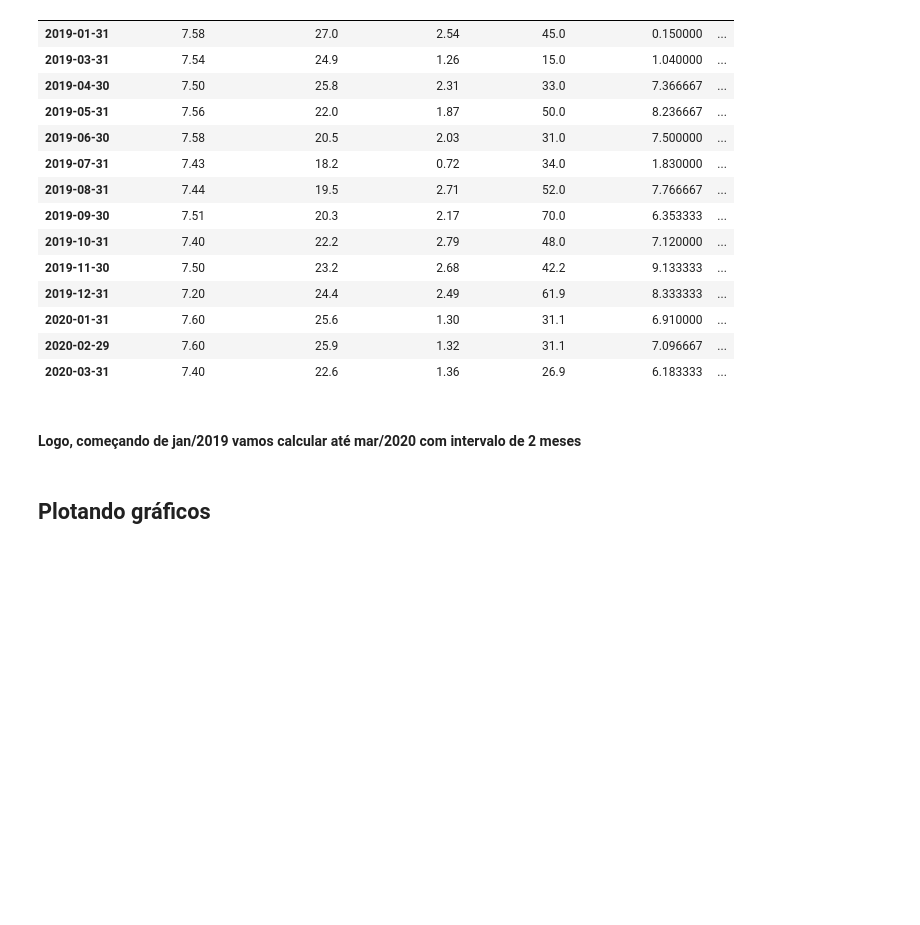
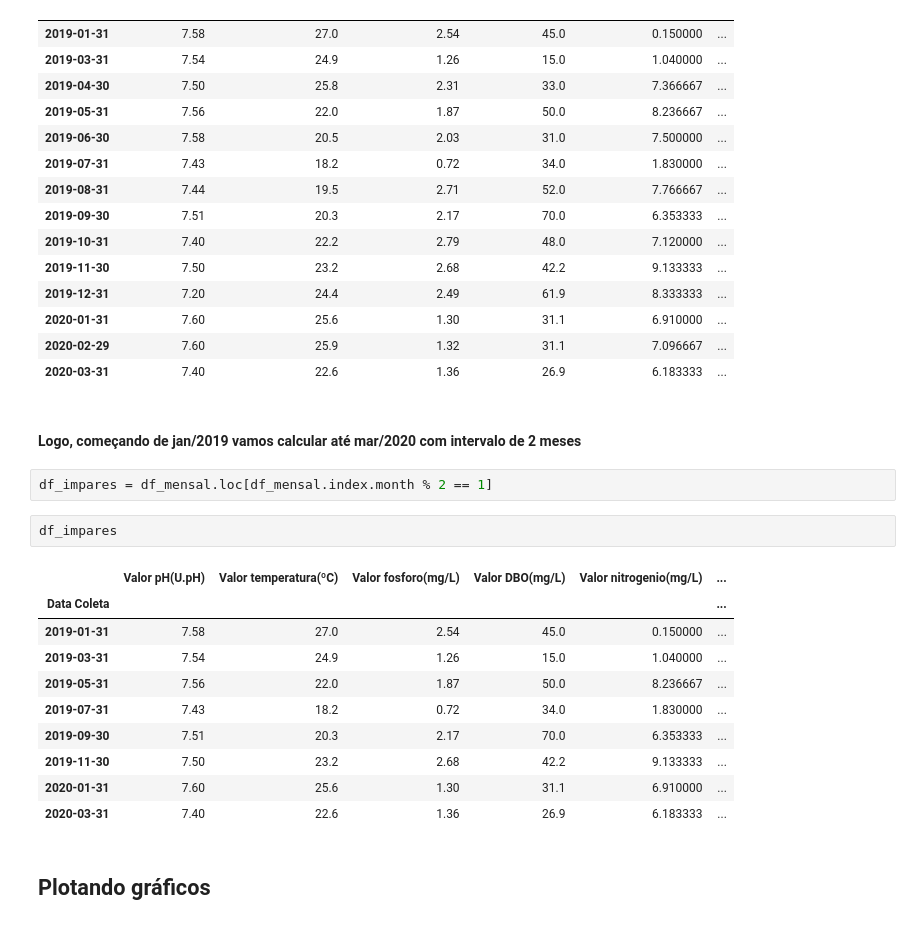
Before and after one commit to NicolasCho/projeto3_qta, a Jupyter notebook: analise/projeto3_graficos.ipynb, the cells around one changed output. Drawn from its saved outputs; the diff is of its cells as text; blank space fills up the shorter version.

```diff
--- a/analise/projeto3_graficos.ipynb
+++ b/analise/projeto3_graficos.ipynb
@@ -259,6 +259,21 @@ df_mensal
 | 2020-03-31 | 7.40 | 22.6 | 1.36 | 26.9 | 6.183333 | ... |
 # %% [markdown]
 #### Logo, começando de jan/2019 vamos calcular até mar/2020 com intervalo de 2 meses
+# %%
+df_impares = df_mensal.loc[df_mensal.index.month % 2 == 1]
+# %%
+df_impares
+# %% [output]
+|  | Valor pH(U.pH) | Valor temperatura(ºC) | Valor fosforo(mg/L) | Valor DBO(mg/L) | Valor nitrogenio(mg/L) | ... |
+| Data Coleta |  |  |  |  |  | ... |
+| 2019-01-31 | 7.58 | 27.0 | 2.54 | 45.0 | 0.150000 | ... |
+| 2019-03-31 | 7.54 | 24.9 | 1.26 | 15.0 | 1.040000 | ... |
+| 2019-05-31 | 7.56 | 22.0 | 1.87 | 50.0 | 8.236667 | ... |
+| 2019-07-31 | 7.43 | 18.2 | 0.72 | 34.0 | 1.830000 | ... |
+| 2019-09-30 | 7.51 | 20.3 | 2.17 | 70.0 | 6.353333 | ... |
+| 2019-11-30 | 7.50 | 23.2 | 2.68 | 42.2 | 9.133333 | ... |
+| 2020-01-31 | 7.60 | 25.6 | 1.30 | 31.1 | 6.910000 | ... |
+| 2020-03-31 | 7.40 | 22.6 | 1.36 | 26.9 | 6.183333 | ... |
 # %% [markdown]
 ## Plotando gráficos
 # %%
```
Also changed, not shown: parts of 2 cells of this notebook.
